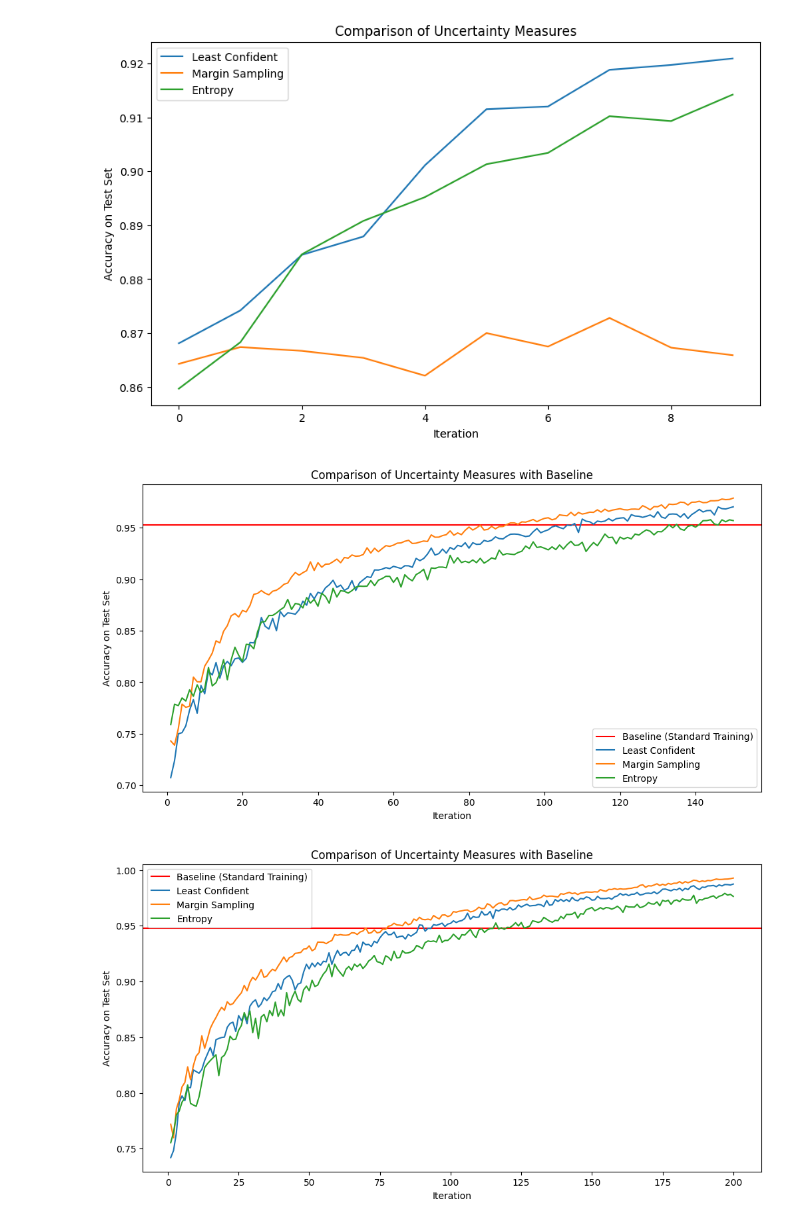
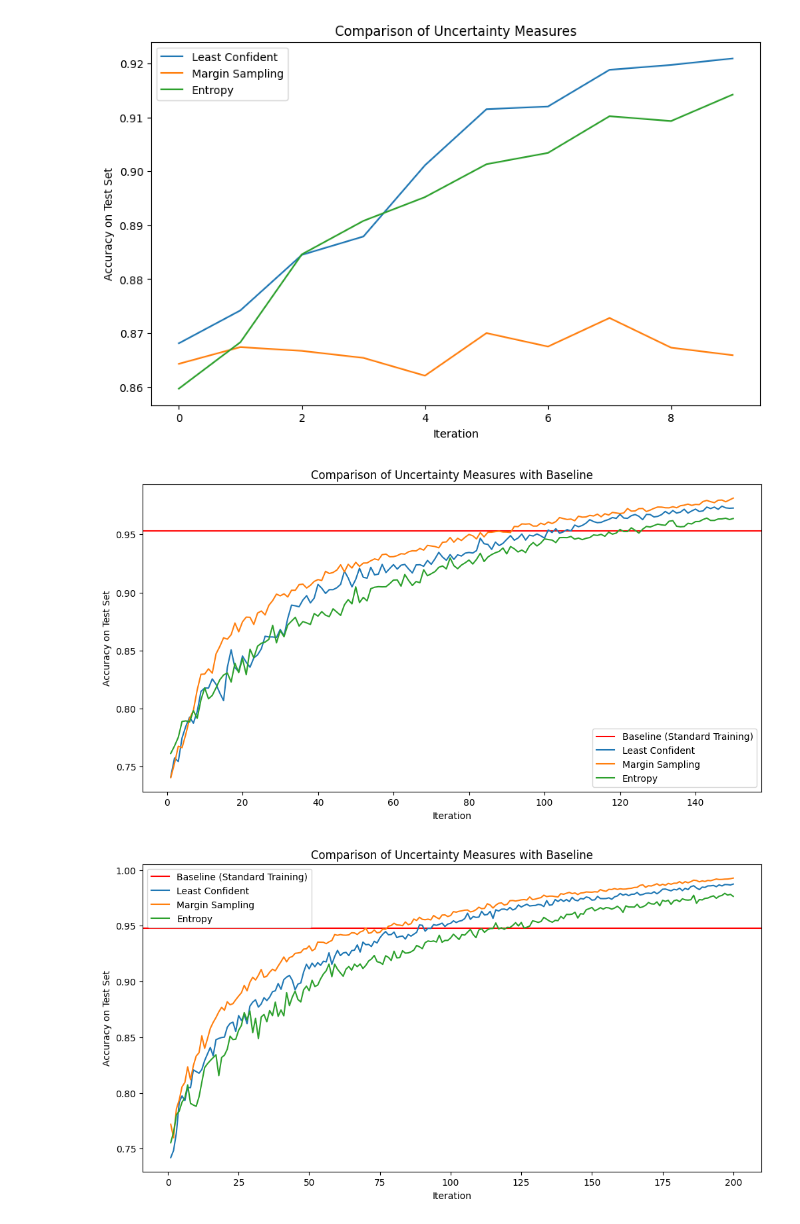
Before and after one commit to Villinger1999/BO-Mini-project, a Jupyter notebook: test_AL.ipynb, the cells around one changed output. Drawn from its saved outputs; the diff is of its cells as text; code cells hidden in the pictures.

```diff
--- a/test_AL.ipynb
+++ b/test_AL.ipynb
@@ -171,6 +186,8 @@ plt.show()
 # %%
 from sklearn.model_selection import train_test_split
 from sklearn.metrics import accuracy_score
+from scipy.stats import entropy
+
 
 def run_active_learning(X, y, model, uncertainty_measure, iterations=10, subset_percent=1.0, n_queries=10):
     # Take a subset of the dataset if specified
@@ -246,34 +263,36 @@ def random_sampling(probas, n_queries):
 
 # Create the model
 rf_model = RandomForestClassifier()
 
+X,y = x_train,y_train
+
 # Define the percentage of the dataset to use for active learning and baseline model
 subset_percent = 0.2  # 10% of the dataset
 
 # Baseline model: Standard training approach
 baseline_accuracy = run_baseline_model(X, y, rf_model, subset_percent)
 
 # Perform active learning with uncertainty sampling methods
 # For active learning, we will run for a number of iterations
 iterations = 150
 least_confident_accuracies = run_active_learning(X, y, rf_model, uncertainty_least_confident, iterations, subset_percent)
 margin_sampling_accuracies = run_active_learning(X, y, rf_model, uncertainty_margin_sampling, iterations, subset_percent)
 entropy_accuracies = run_active_learning(X, y, rf_model, uncertainty_entropy, iterations, subset_percent)
 
 # Plot the results
 plt.figure(figsize=(12, 6))
 iteration_indices = list(range(1, iterations + 1))
 plt.axhline(y=baseline_accuracy, color='r', linestyle='-', label='Baseline (Standard Training)')
 plt.plot(iteration_indices, least_confident_accuracies, label='Least Confident')
 plt.plot(iteration_indices, margin_sampling_accuracies, label='Margin Sampling')
 plt.plot(iteration_indices, entropy_accuracies, label='Entropy')
 plt.xlabel('Iteration')
 plt.ylabel('Accuracy on Test Set')
 plt.title('Comparison of Uncertainty Measures with Baseline')
 plt.legend()
 plt.show()
 # %% [output]
-[figure, old version]
+[figure, new version]
 # %%
 from sklearn.model_selection import train_test_split
 from sklearn.metrics import accuracy_score
```
Also changed, not shown: parts of 3 cells of this notebook.
